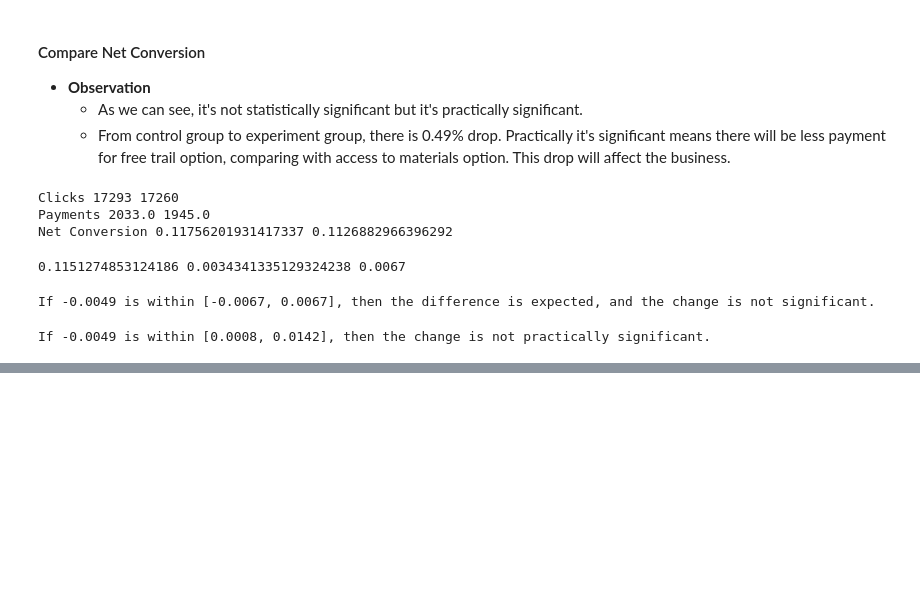
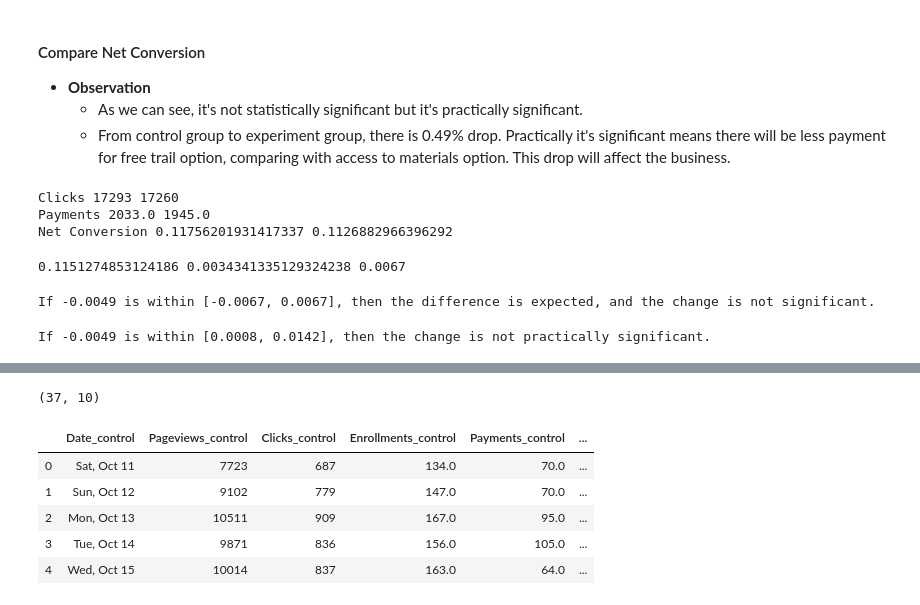
Before and after one commit to hanhanwu/Hanhan_Data_Science_Practice, a Jupyter notebook: Applied_Statistics/ABTest_Experiments/detailed_ABTest_Experiment.ipynb, the cells around one changed output, grey strips where cells are left out. Cells and saved outputs as stored; diff of their text form; code cells hidden in the pictures; blank space fills up the shorter version.

```diff
--- a/Applied_Statistics/ABTest_Experiments/detailed_ABTest_Experiment.ipynb
+++ b/Applied_Statistics/ABTest_Experiments/detailed_ABTest_Experiment.ipynb
@@ -531,0 +560,12 @@ If -0.0049 is within [0.0008, 0.0142], then the change is not practically signif
+# %%
+control_experiment_df = control_df.join(experiment_df, lsuffix='_control', rsuffix='_experiment')
+print(control_experiment_df.shape)
+control_experiment_df.head()
+# %% [output]
+(37, 10)
+|  | Date_control | Pageviews_control | Clicks_control | Enrollments_control | Payments_control | ... |
+| 0 | Sat, Oct 11 | 7723 | 687 | 134.0 | 70.0 | ... |
+| 1 | Sun, Oct 12 | 9102 | 779 | 147.0 | 70.0 | ... |
+| 2 | Mon, Oct 13 | 10511 | 909 | 167.0 | 95.0 | ... |
+| 3 | Tue, Oct 14 | 9871 | 836 | 156.0 | 105.0 | ... |
+| 4 | Wed, Oct 15 | 10014 | 837 | 163.0 | 64.0 | ... |
```
Also changed, not shown: parts of 14 cells of this notebook.
